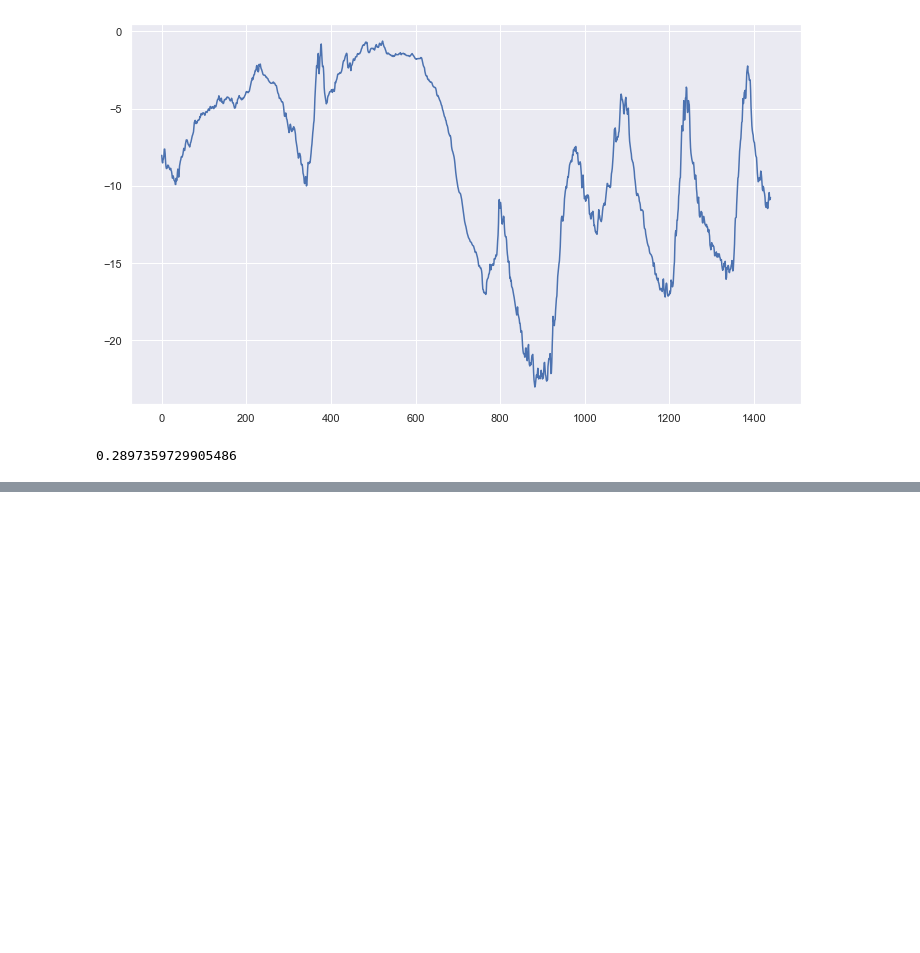
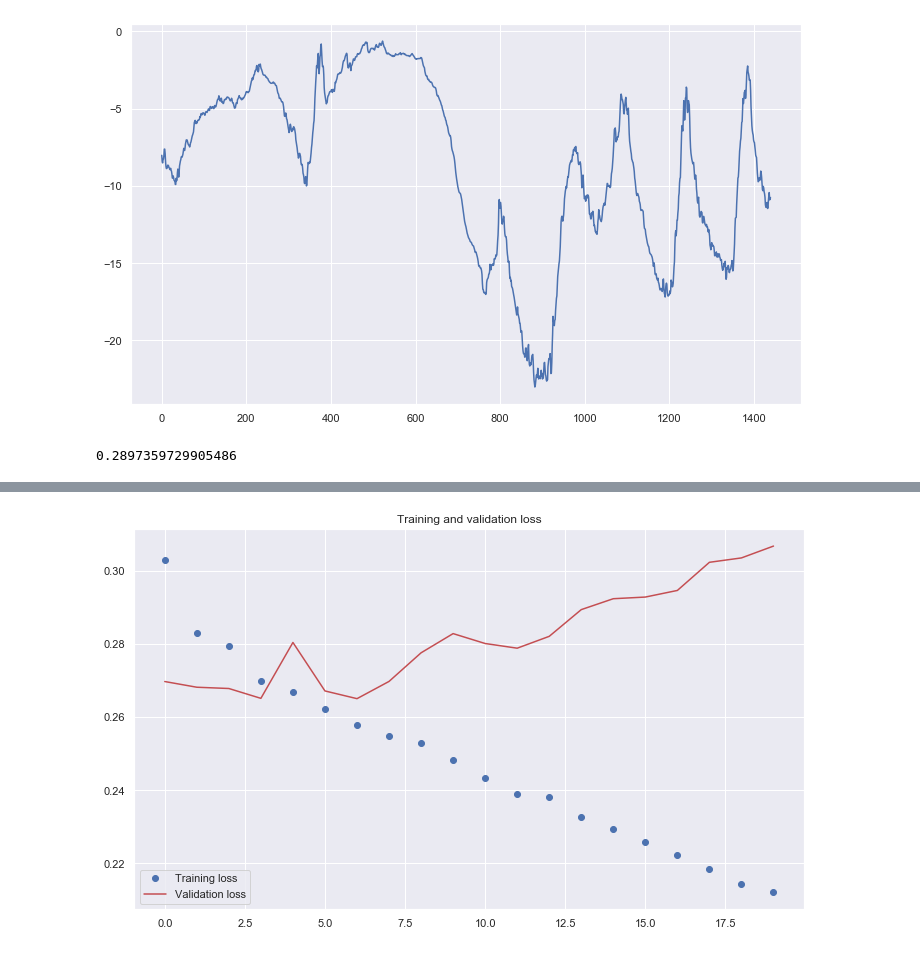
Before and after one commit to Apokalipsis113/Python, a Jupyter notebook: keras_training/6_weather.ipynb, the cells around one changed output, grey strips where cells are left out. Saved outputs shown, nothing was run; the diff lists cells and outputs as text; code cells hidden in the pictures; blank space fills up the shorter version.

```diff
--- a/keras_training/6_weather.ipynb
+++ b/keras_training/6_weather.ipynb
@@ -177,0 +233,8 @@ plt.legend();
+# %%
+model.compile(optimizer=RMSprop(), loss='mae')
+# %%
+history = model.fit_generator(train_gen,
+                              steps_per_epoch=500,
+                              epochs=40,
+                              validation_data=val_gen,
+                              validation_steps=val_steps)
@@ -177,0 +260,14 @@ plt.legend();
+# %%
+loss = history.history['loss']
+val_loss = history.history['val_loss']
+
+epochs = range(len(loss))
+
+plt.figure(figsize=(12,7))
+
+plt.plot(epochs, loss, 'bo', label='Training loss')
+plt.plot(epochs, val_loss, 'r', label='Validation loss')
+plt.title('Training and validation loss')
+plt.legend();
+# %% [output]
+[figure, added]
```
Also changed, not shown: parts of 18 cells of this notebook, 2 other files.
